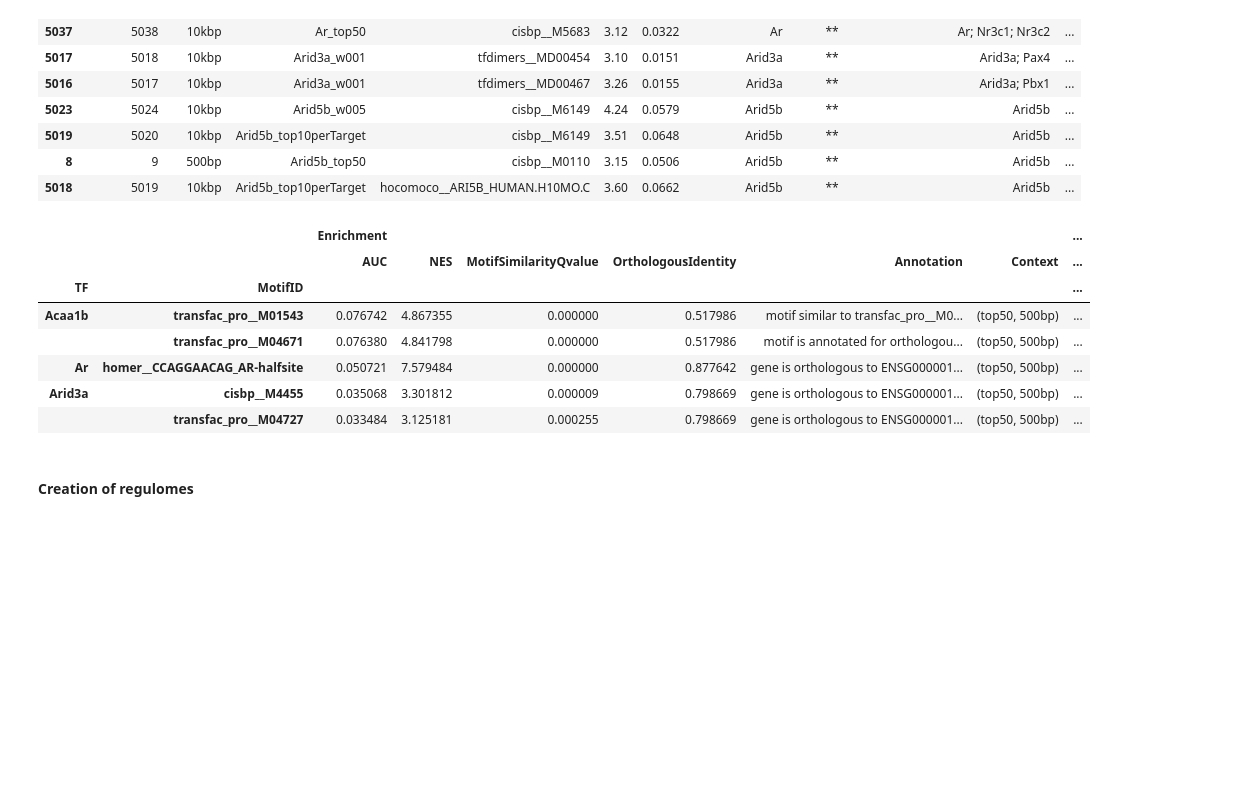
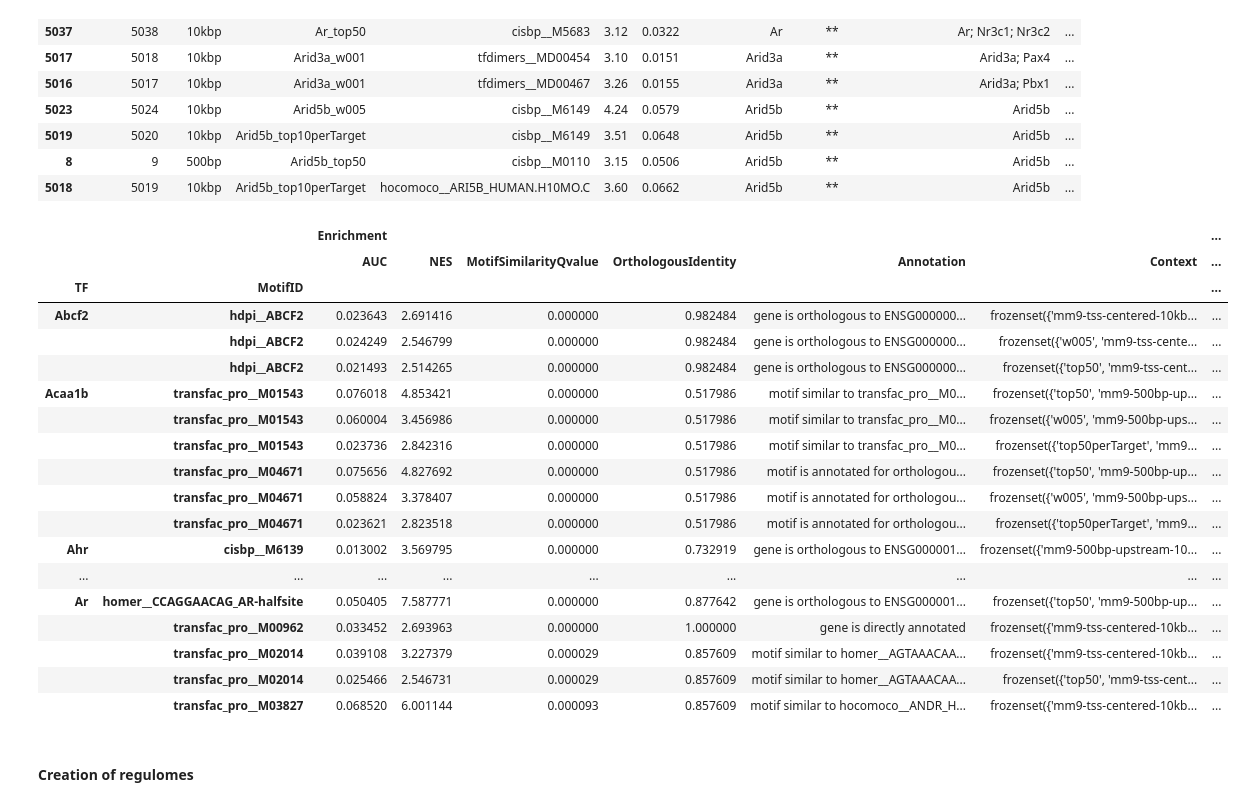
Before and after one commit to aertslab/pySCENIC, a Jupyter notebook: notebooks/pySCENIC - Comparison to R implementation of the pipeline.ipynb, the cells around one changed output. Drawn from its saved outputs; the diff is of its cells as text; code cells hidden in the pictures; blank space fills up the shorter version.

```diff
--- a/notebooks/pySCENIC - Comparison to R implementation of the pipeline.ipynb
+++ b/notebooks/pySCENIC - Comparison to R implementation of the pipeline.ipynb
@@ -306,5 +328,6 @@ Save to disk.
 # %%
 df.to_csv(os.path.join(RESOURCES_FOLDER, "regulomes_zeisel_2015.csv"))
 # %%
-#df = pd.read_csv(os.path.join(RESOURCES_FOLDER, "regulomes_zeisel_2015.csv"),
-#                 index_col=[0,1], header=[0,1], skipinitialspace=True)
+df = pd.read_csv(os.path.join(RESOURCES_FOLDER, "regulomes_zeisel_2015.csv"),
+                 index_col=[0,1], header=[0,1], skipinitialspace=True)
+len(df)
@@ -332,16 +357,27 @@ r_df.sort_values(by='NES', ascending=False).sort_values(by=['highlightedTFs']).h
 | 8 | 9 | 500bp | Arid5b_top50 | cisbp__M0110 | 3.15 | 0.0506 | Arid5b | ** | Arid5b | ... |
 | 5018 | 5019 | 10kbp | Arid5b_top10perTarget | hocomoco__ARI5B_HUMAN.H10MO.C | 3.60 | 0.0662 | Arid5b | ** | Arid5b | ... |
 # %%
-df.head().sort_values(by=[('Enrichment', 'NES')], ascending=False).sort_index(level=0).head(10)
+df.sort_values(by=[('Enrichment', 'NES')], ascending=False).sort_index(level=0).head(20)
 # %% [output]
 |  |  | Enrichment |  |  |  |  |  | ... |
 |  |  | AUC | NES | MotifSimilarityQvalue | OrthologousIdentity | Annotation | Context | ... |
 | TF | MotifID |  |  |  |  |  |  | ... |
-| Acaa1b | transfac_pro__M01543 | 0.076742 | 4.867355 | 0.000000 | 0.517986 | motif similar to transfac_pro__M0... | (top50, 500bp) | ... |
-|  | transfac_pro__M04671 | 0.076380 | 4.841798 | 0.000000 | 0.517986 | motif is annotated for orthologou... | (top50, 500bp) | ... |
-| Ar | homer__CCAGGAACAG_AR-halfsite | 0.050721 | 7.579484 | 0.000000 | 0.877642 | gene is orthologous to ENSG000001... | (top50, 500bp) | ... |
-| Arid3a | cisbp__M4455 | 0.035068 | 3.301812 | 0.000009 | 0.798669 | gene is orthologous to ENSG000001... | (top50, 500bp) | ... |
-|  | transfac_pro__M04727 | 0.033484 | 3.125181 | 0.000255 | 0.798669 | gene is orthologous to ENSG000001... | (top50, 500bp) | ... |
+| Abcf2 | hdpi__ABCF2 | 0.023643 | 2.691416 | 0.000000 | 0.982484 | gene is orthologous to ENSG000000... | frozenset({'mm9-tss-centered-10kb... | ... |
+|  | hdpi__ABCF2 | 0.024249 | 2.546799 | 0.000000 | 0.982484 | gene is orthologous to ENSG000000... | frozenset({'w005', 'mm9-tss-cente... | ... |
+|  | hdpi__ABCF2 | 0.021493 | 2.514265 | 0.000000 | 0.982484 | gene is orthologous to ENSG000000... | frozenset({'top50', 'mm9-tss-cent... | ... |
+| Acaa1b | transfac_pro__M01543 | 0.076018 | 4.853421 | 0.000000 | 0.517986 | motif similar to transfac_pro__M0... | frozenset({'top50', 'mm9-500bp-up... | ... |
+|  | transfac_pro__M01543 | 0.060004 | 3.456986 | 0.000000 | 0.517986 | motif similar to transfac_pro__M0... | frozenset({'w005', 'mm9-500bp-ups... | ... |
+|  | transfac_pro__M01543 | 0.023736 | 2.842316 | 0.000000 | 0.517986 | motif similar to transfac_pro__M0... | frozenset({'top50perTarget', 'mm9... | ... |
+|  | transfac_pro__M04671 | 0.075656 | 4.827692 | 0.000000 | 0.517986 | motif is annotated for orthologou... | frozenset({'top50', 'mm9-500bp-up... | ... |
+|  | transfac_pro__M04671 | 0.058824 | 3.378407 | 0.000000 | 0.517986 | motif is annotated for orthologou... | frozenset({'w005', 'mm9-500bp-ups... | ... |
+|  | transfac_pro__M04671 | 0.023621 | 2.823518 | 0.000000 | 0.517986 | motif is annotated for orthologou... | frozenset({'top50perTarget', 'mm9... | ... |
+| Ahr | cisbp__M6139 | 0.013002 | 3.569795 | 0.000000 | 0.732919 | gene is orthologous to ENSG000001... | frozenset({'mm9-500bp-upstream-10... | ... |
+| ... | ... | ... | ... | ... | ... | ... | ... | ... |
+| Ar | homer__CCAGGAACAG_AR-halfsite | 0.050405 | 7.587771 | 0.000000 | 0.877642 | gene is orthologous to ENSG000001... | frozenset({'top50', 'mm9-500bp-up... | ... |
+|  | transfac_pro__M00962 | 0.033452 | 2.693963 | 0.000000 | 1.000000 | gene is directly annotated | frozenset({'mm9-tss-centered-10kb... | ... |
+|  | transfac_pro__M02014 | 0.039108 | 3.227379 | 0.000029 | 0.857609 | motif similar to homer__AGTAAACAA... | frozenset({'mm9-tss-centered-10kb... | ... |
+|  | transfac_pro__M02014 | 0.025466 | 2.546731 | 0.000029 | 0.857609 | motif similar to homer__AGTAAACAA... | frozenset({'top50', 'mm9-tss-cent... | ... |
+|  | transfac_pro__M03827 | 0.068520 | 6.001144 | 0.000093 | 0.857609 | motif similar to hocomoco__ANDR_H... | frozenset({'mm9-tss-centered-10kb... | ... |
 # %% [markdown]
 #### Creation of regulomes
 # %%
```
Also changed, not shown: parts of 3 cells of this notebook, 3 other files.
